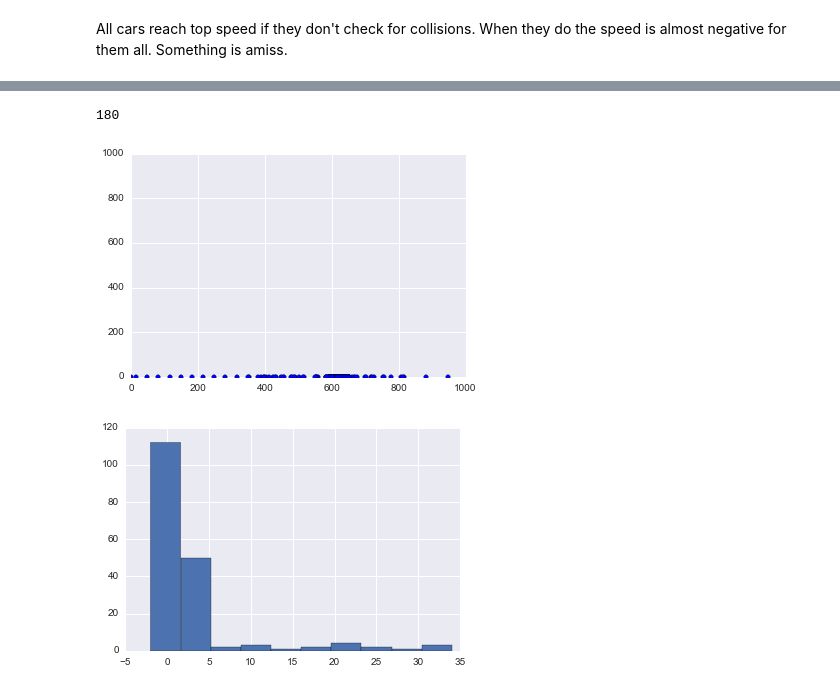
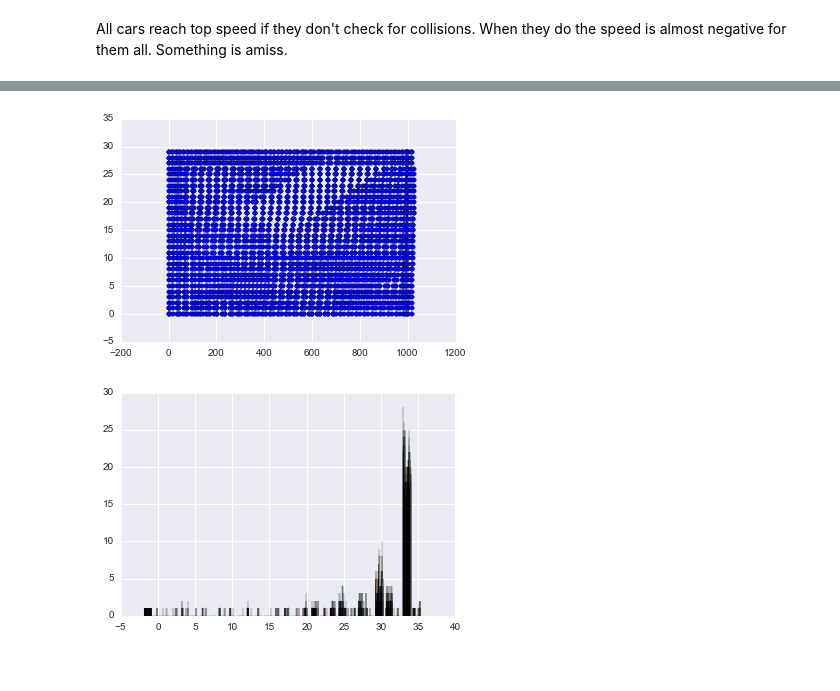
Before and after one commit to tiyd-python-2015-01/traffic-simulation, a Jupyter notebook: Traffic Simulation.ipynb, the cells around one changed output, grey strips where cells are left out. Cells and saved outputs as stored; diff of their text form; code cells hidden in the pictures.

Commit message:
works now with graph

```diff
--- a/Traffic Simulation.ipynb
+++ b/Traffic Simulation.ipynb
@@ -56,7 +54,7 @@ class Car():
 
     def slow_down(self):
         """Acceleration will randomly decrease for certain cars"""
-        if self.speed >= 0:
+        if self.speed >= 2:
             self.speed -= 2
             self.position = self.position + self.speed
         else:
@@ -316,3 +241,7 @@ sim.run_simulation(9)
+# %%
+sim = Simulation(30, 120)
+for _ in range(1000):
+    sim.run_simulation()
 # %% [markdown]
 All cars reach top speed if they don't check for collisions. When they do the speed is almost negative for them all. Something is amiss.
 # %%
@@ -322,16 +271,14 @@ print(sim.positions)
 # %%
 pos = np.array(sim.positions)
-z = np.zeros(180)
-print(len(pos))
-plt.ylim(0,1000)
-plt.xlim(0,1000)
-plt.scatter(pos, z)
+# z = np.zeros(len(sim.positions))
+for pos in sim.positions:
+    plt.scatter(pos, range(len(pos)))
+
 plt.show()
 # %% [output]
-180
-[figure, old version]
+[figure, new version]
 # %%
-plt.hist(sim.speeds, 10)
+plt.hist(sim.speeds, 30)
 plt.show()
 # %% [output]
-[figure, old version]
+[figure, new version]
```
Also changed, not shown: parts of 18 cells of this notebook.
